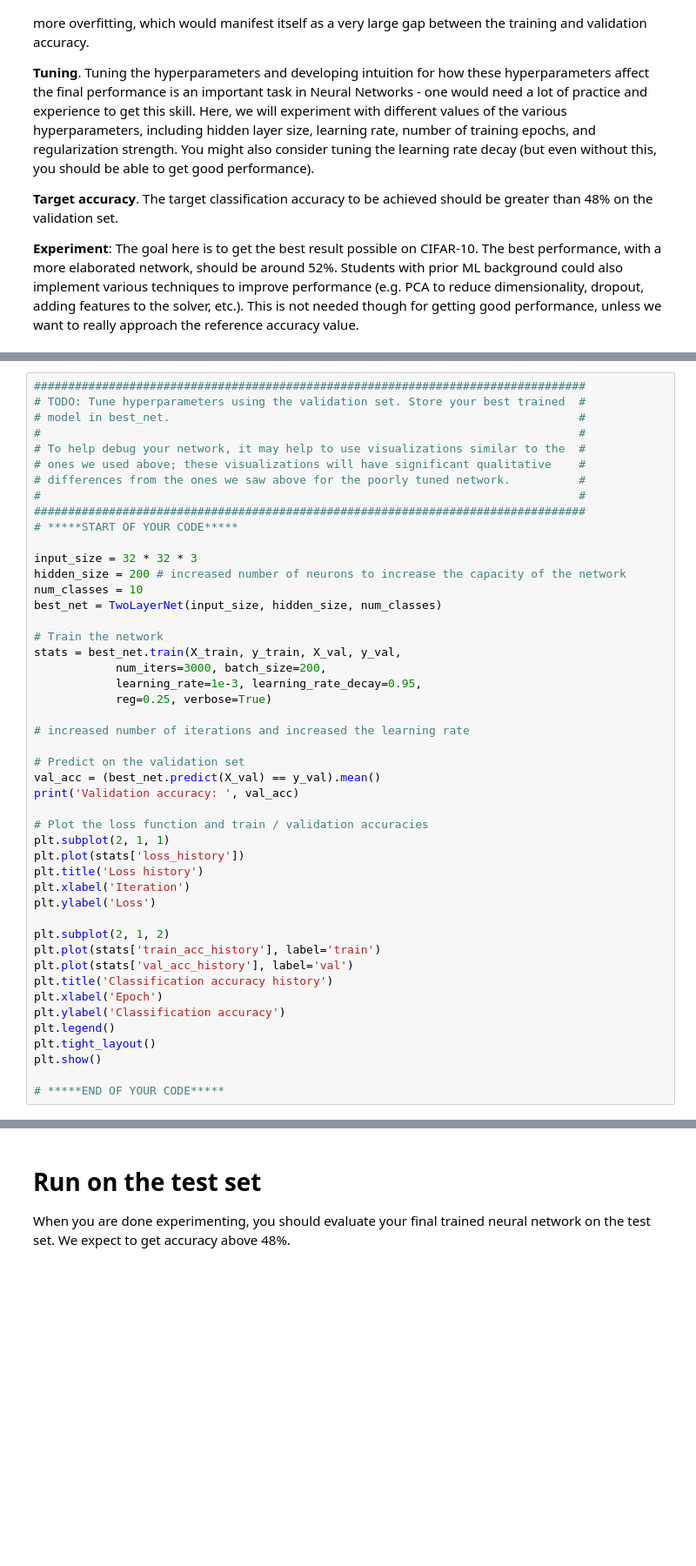
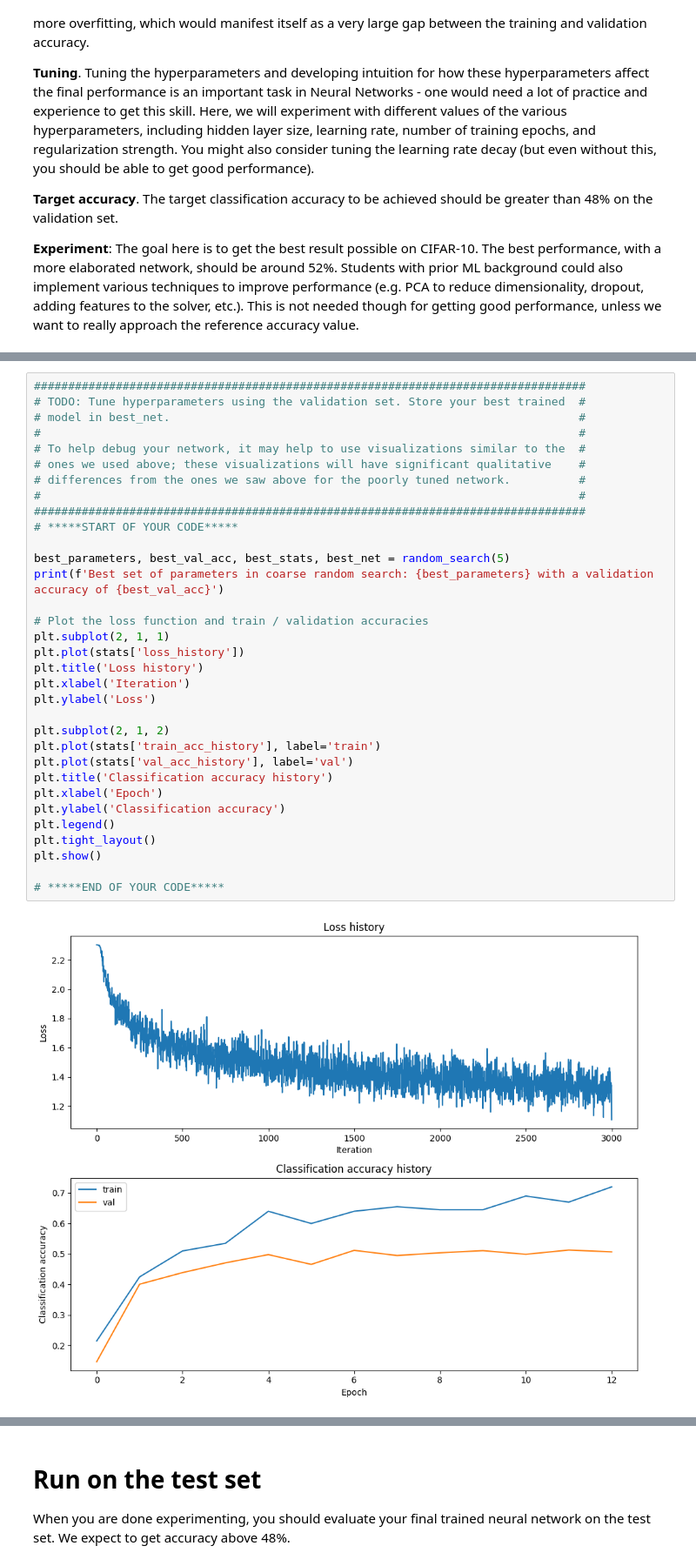
Before and after one commit to mattyred/Eurecom-MLForCommunication, a Jupyter notebook: Labs/Lab_01/two_layer_net.ipynb, the cells around one changed output, grey strips where cells are left out. Shown at 87% size. Drawn from its saved outputs; the diff is of its cells as text; blank space fills up the shorter version.

```diff
--- a/Labs/Lab_01/two_layer_net.ipynb
+++ b/Labs/Lab_01/two_layer_net.ipynb
@@ -275,49 +360,37 @@ $\color{blue}{\textit {Your Answer}}$ TO BE COMPLETED
 #################################################################################
 # TODO: Tune hyperparameters using the validation set. Store your best trained  #
 # model in best_net.                                                            #
 #                                                                               #
 # To help debug your network, it may help to use visualizations similar to the  #
 # ones we used above; these visualizations will have significant qualitative    #
 # differences from the ones we saw above for the poorly tuned network.          #
 #                                                                               #
 #################################################################################
 # *****START OF YOUR CODE*****
 
-input_size = 32 * 32 * 3
-hidden_size = 200 # increased number of neurons to increase the capacity of the network
-num_classes = 10
-best_net = TwoLayerNet(input_size, hidden_size, num_classes)
-
-# Train the network
-stats = best_net.train(X_train, y_train, X_val, y_val,
-            num_iters=3000, batch_size=200,
-            learning_rate=1e-3, learning_rate_decay=0.95,
-            reg=0.25, verbose=True)
-
-# increased number of iterations and increased the learning rate
-
-# Predict on the validation set
-val_acc = (best_net.predict(X_val) == y_val).mean()
-print('Validation accuracy: ', val_acc)
+best_parameters, best_val_acc, best_stats, best_net = random_search(5)
+print(f'Best set of parameters in coarse random search: {best_parameters} with a validation accuracy of {best_val_acc}')
 
 # Plot the loss function and train / validation accuracies
 plt.subplot(2, 1, 1)
 plt.plot(stats['loss_history'])
 plt.title('Loss history')
 plt.xlabel('Iteration')
 plt.ylabel('Loss')
 
 plt.subplot(2, 1, 2)
 plt.plot(stats['train_acc_history'], label='train')
 plt.plot(stats['val_acc_history'], label='val')
 plt.title('Classification accuracy history')
 plt.xlabel('Epoch')
 plt.ylabel('Classification accuracy')
 plt.legend()
 plt.tight_layout()
 plt.show()
 
 # *****END OF YOUR CODE*****
+# %% [output]
+[figure, added]
 # %%
 # visualize the weights of the best network
 show_net_weights(best_net)
```
Also changed, not shown: parts of 15 cells of this notebook, 10 other files.
